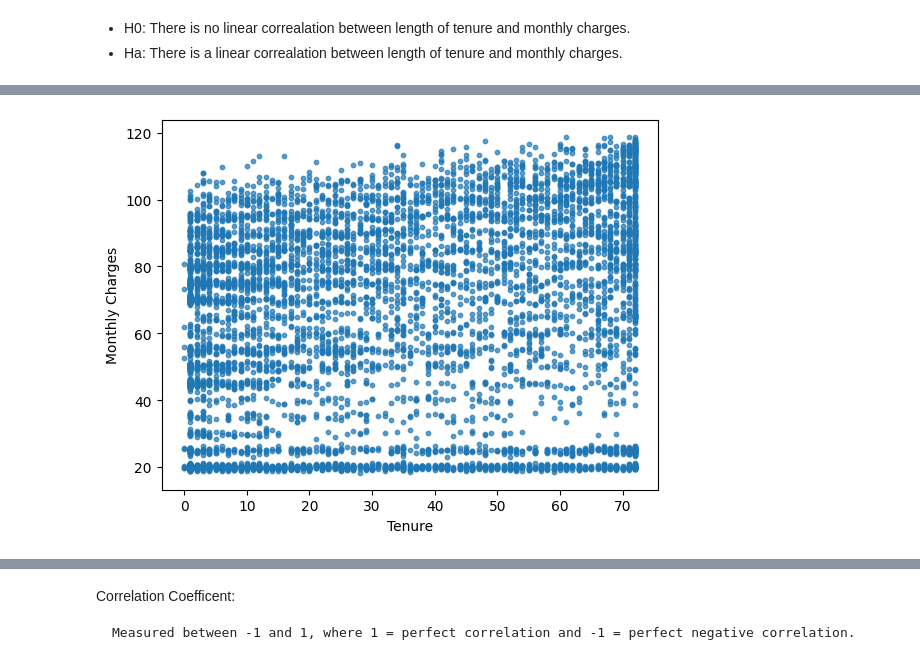
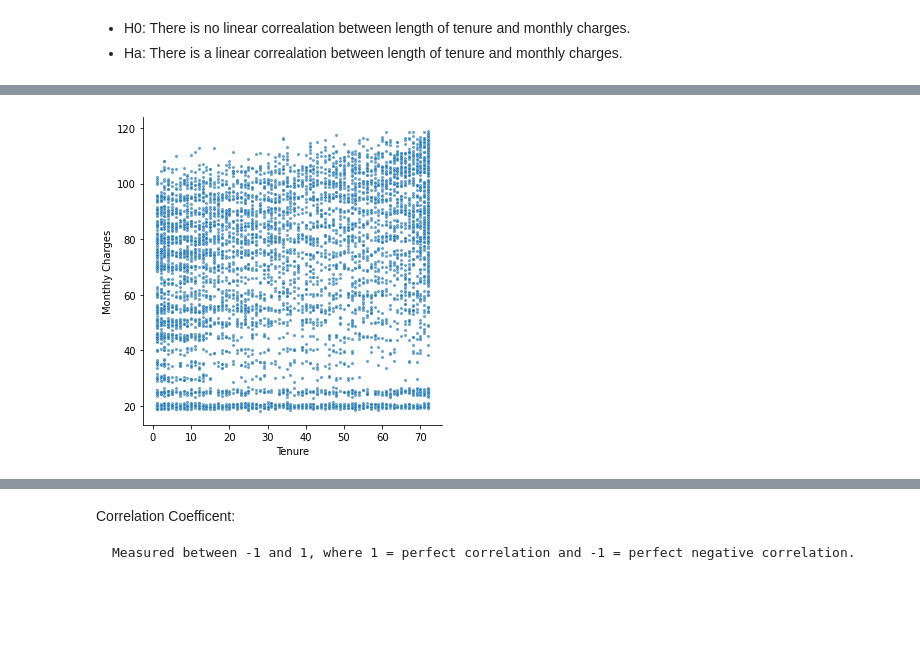
Before and after one commit to JenniferMLewis/statistics-exercises, a Jupyter notebook: hypothesis_testing.ipynb, the cells around one changed output, grey strips where cells are left out. Cells and saved outputs as stored; diff of their text form; code cells hidden in the pictures; blank space fills up the shorter version.

```diff
--- a/hypothesis_testing.ipynb
+++ b/hypothesis_testing.ipynb
@@ -97,10 +100,10 @@ corr, p
 # %%
-plt.scatter(x,y, s=10, alpha=.7)
+sns.relplot(x,y, s=10, alpha=.7)
 plt.xlabel('Tenure')
 plt.ylabel('Monthly Charges')
 plt.show()
 # %% [output]
-[figure, old version]
+[figure, new version]
 # %%
 corr, p = stats.spearmanr(x,y, axis=None)
 corr, p
```
Also changed, not shown: parts of 35 cells of this notebook.
